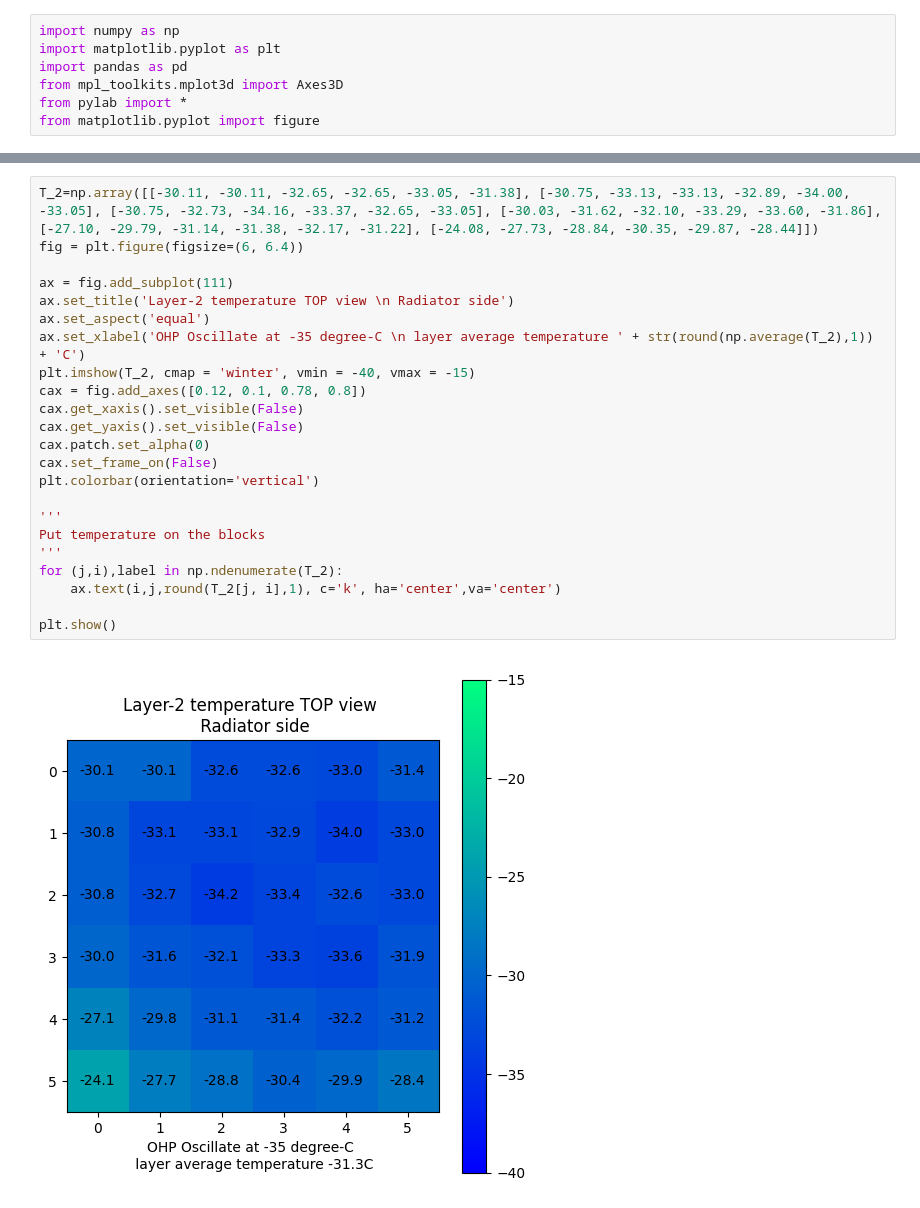
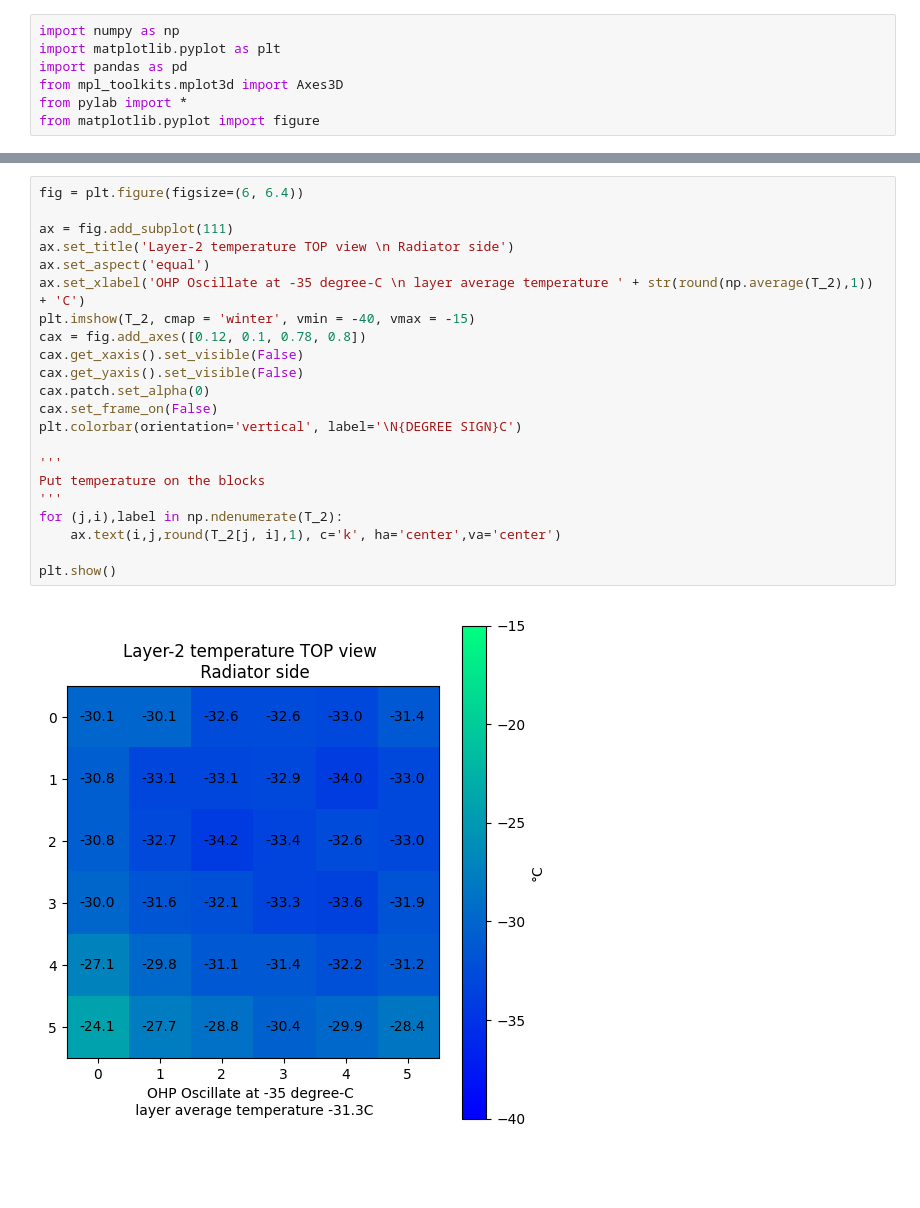
Before and after one commit to Eclipsedclaw/GAPS_thermal, a Jupyter notebook: tracker_temp.ipynb, the cells around one changed output, grey strips where cells are left out. Drawn from its saved outputs; the diff is of its cells as text; blank space fills up the shorter version.

```diff
--- a/tracker_temp.ipynb
+++ b/tracker_temp.ipynb
@@ -67,26 +116,25 @@ plt.show()
 # %%
-T_2=np.array([[-30.11, -30.11, -32.65, -32.65, -33.05, -31.38], [-30.75, -33.13, -33.13, -32.89, -34.00, -33.05], [-30.75, -32.73, -34.16, -33.37, -32.65, -33.05], [-30.03, -31.62, -32.10, -33.29, -33.60, -31.86], [-27.10, -29.79, -31.14, -31.38, -32.17, -31.22], [-24.08, -27.73, -28.84, -30.35, -29.87, -28.44]])
 fig = plt.figure(figsize=(6, 6.4))
 
 ax = fig.add_subplot(111)
 ax.set_title('Layer-2 temperature TOP view \n Radiator side')
 ax.set_aspect('equal')
 ax.set_xlabel('OHP Oscillate at -35 degree-C \n layer average temperature ' + str(round(np.average(T_2),1)) + 'C')
 plt.imshow(T_2, cmap = 'winter', vmin = -40, vmax = -15)
 cax = fig.add_axes([0.12, 0.1, 0.78, 0.8])
 cax.get_xaxis().set_visible(False)
 cax.get_yaxis().set_visible(False)
 cax.patch.set_alpha(0)
 cax.set_frame_on(False)
-plt.colorbar(orientation='vertical')
+plt.colorbar(orientation='vertical', label='\N{DEGREE SIGN}C')
 
 '''
 Put temperature on the blocks
 '''
 for (j,i),label in np.ndenumerate(T_2):
     ax.text(i,j,round(T_2[j, i],1), c='k', ha='center',va='center')
 
 plt.show()
 # %% [output]
-[figure, old version]
+[figure, new version]
 # %%
```
Also changed, not shown: parts of 14 cells of this notebook.
